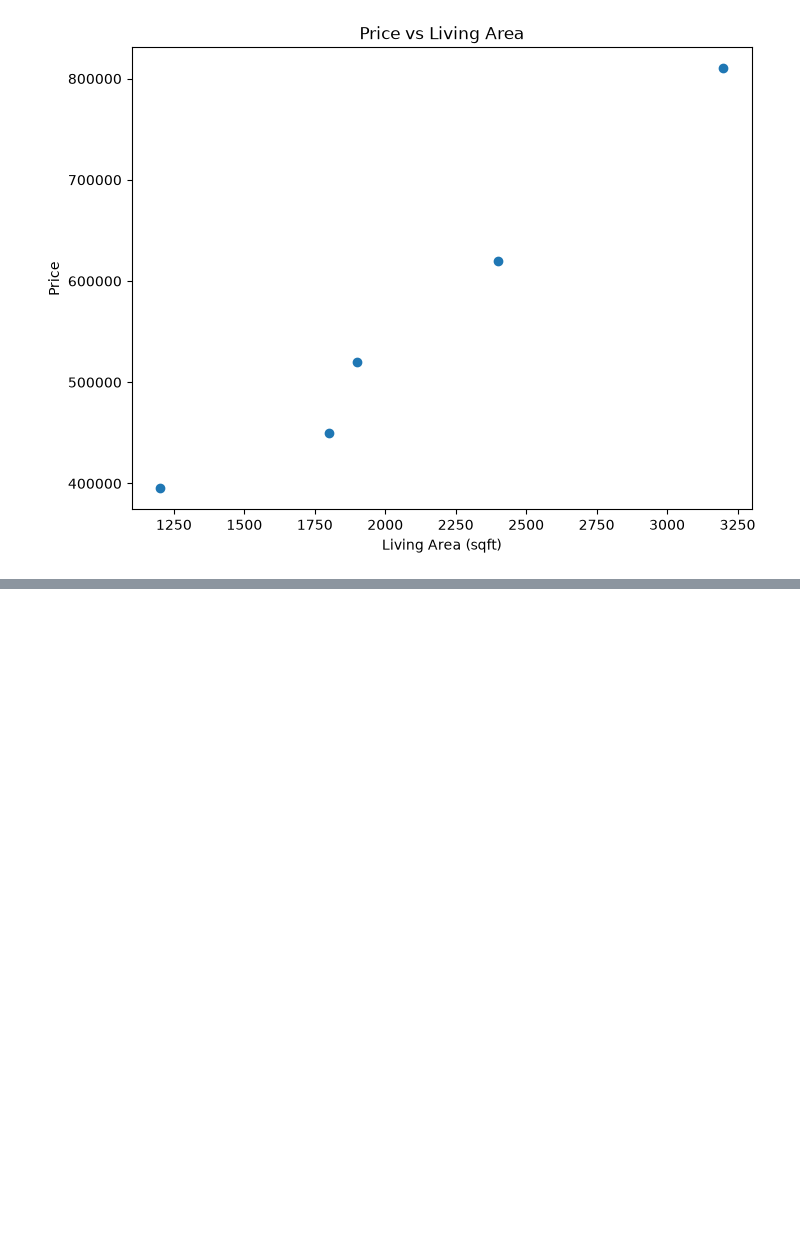
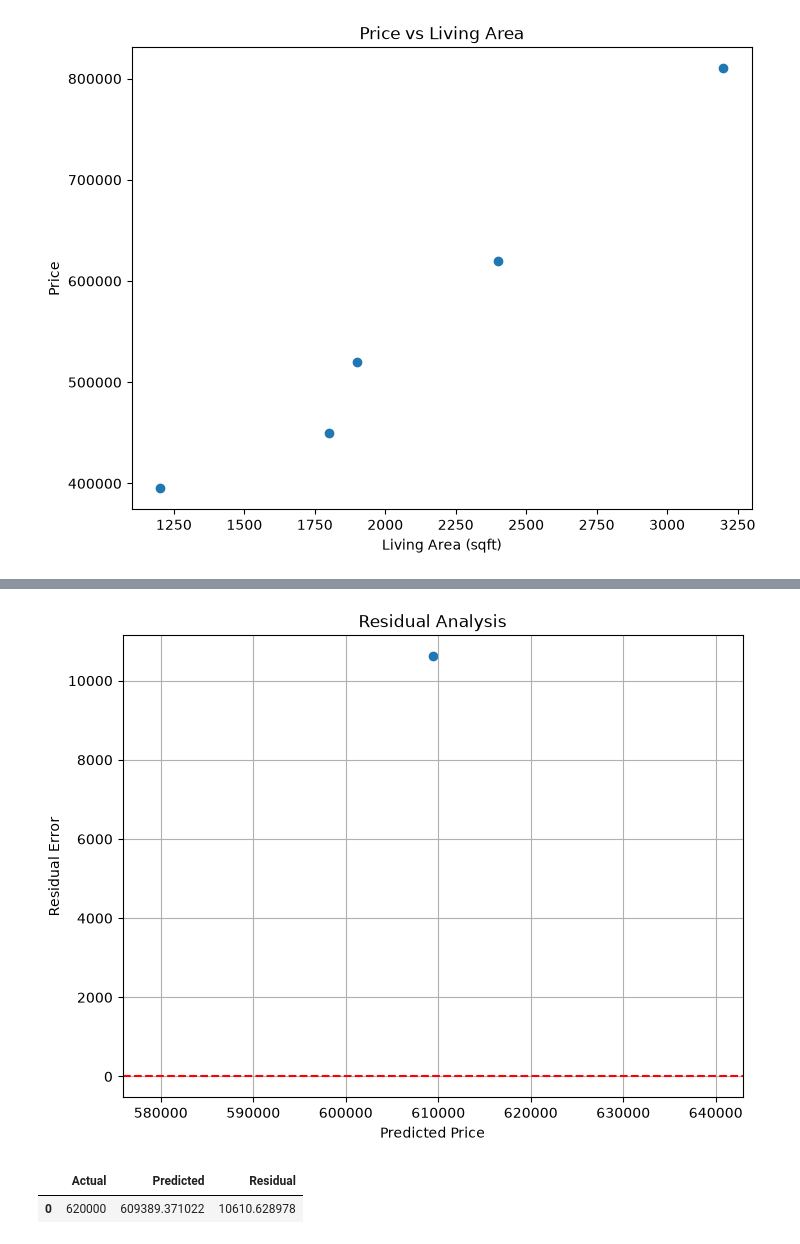
Before and after one commit to Hariharan0-h/GeoValNet, a Jupyter notebook: notebooks/feature_engineering.ipynb, the cells around one changed output, grey strips where cells are left out. Saved outputs shown, nothing was run; the diff lists cells and outputs as text; code cells hidden in the pictures; blank space fills up the shorter version.

```diff
--- a/notebooks/feature_engineering.ipynb
+++ b/notebooks/feature_engineering.ipynb
@@ -302,0 +629,31 @@ plt.show()
+# %%
+residuals = y_test - y_pred
+
+plt.figure(figsize=(8,6))
+
+plt.scatter(y_pred, residuals)
+
+plt.axhline(y=0, color="red", linestyle="--")
+
+plt.xlabel("Predicted Price")
+plt.ylabel("Residual Error")
+plt.title("Residual Analysis")
+
+plt.grid(True)
+
+plt.show()
+# %% [output]
+[figure, added]
+# %%
+results = pd.DataFrame({
+    "Actual": y_test,
+    "Predicted": y_pred,
+    "Residual": residuals
+})
+
+results.to_csv("../data/model_predictions.csv", index=False)
+
+results
+# %% [output]
+|  | Actual | Predicted | Residual |
+| 0 | 620000 | 609389.371022 | 10610.628978 |
```
Also changed, not shown: parts of 39 cells of this notebook.
